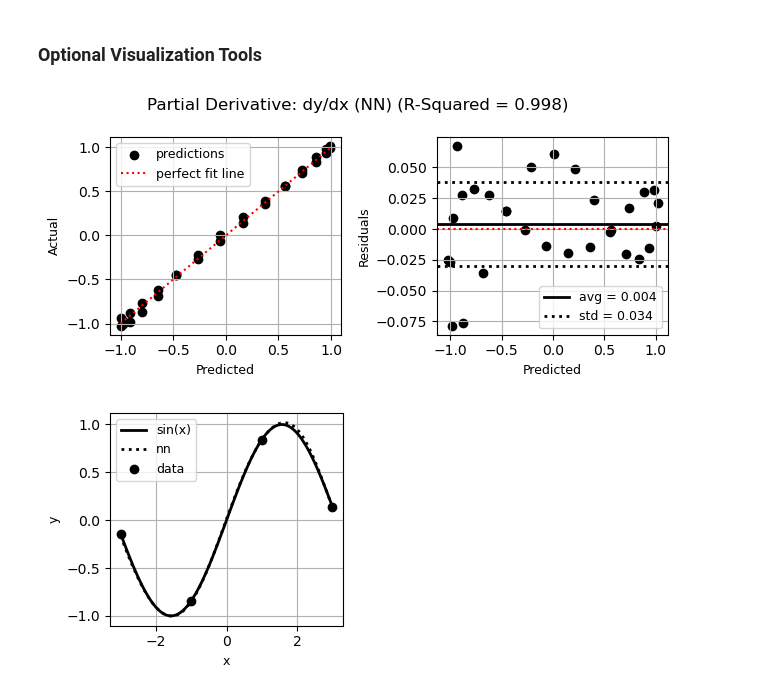
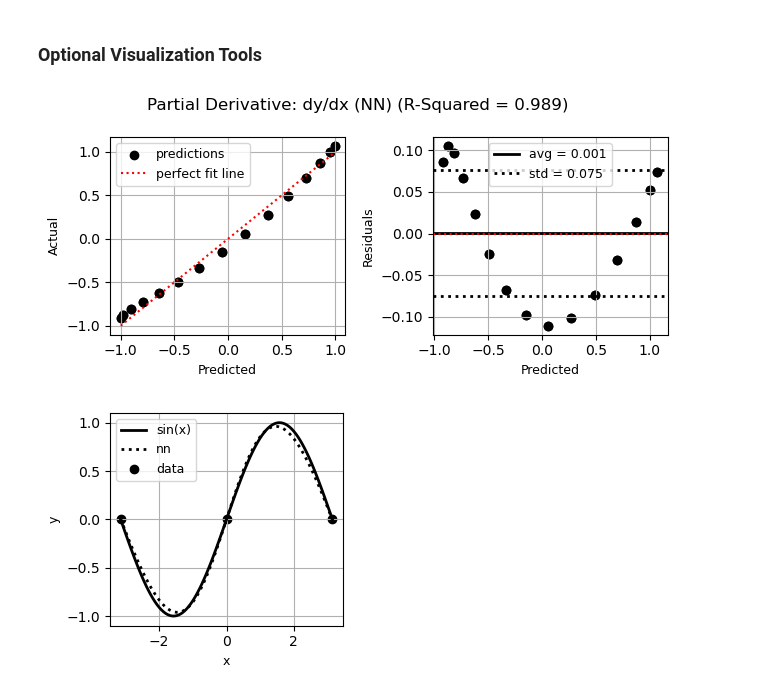
Before and after one commit to shb84/JENN, a Jupyter notebook: docs/examples/quickstart.ipynb, the cells around one changed output. Cells and saved outputs as stored; diff of their text form; code cells hidden in the pictures.

```diff
--- a/docs/examples/quickstart.ipynb
+++ b/docs/examples/quickstart.ipynb
@@ -11,24 +11,28 @@ f = lambda x: np.sin(x)
 f_prime = lambda x: np.cos(x).reshape((1, 1, -1))  # note: jacobian adds a dimension
 
 # Sampling plan (number of examples)
-m_train = 4
+m_train = 3
 m_test = 30
 
+# Domain
+lb = -np.pi
+ub = np.pi
+
 # Generate training data
-x_train = np.linspace(-np.pi , np.pi, m_train).reshape((1, -1))
+x_train = np.linspace(lb, ub, m_train).reshape((1, -1))
 y_train = f(x_train)
 dydx_train = f_prime(x_train)
 
 # Generate test data
-x_test = np.linspace(-np.pi , np.pi, m_test).reshape((1, -1))
+x_test = np.linspace(lb, ub, m_test).reshape((1, -1))
 y_test = f(x_test)
 dydx_test = f_prime(x_test)
 
 # Fit model
 nn = jenn.model.NeuralNet(
-    layer_sizes=[x_train.shape[0], 3, 3, y_train.shape[0]],  # note: user defines hidden layer architecture
+    layer_sizes=[x_train.shape[0], 12, y_train.shape[0]],  # note: user defines hidden layer architecture
     ).fit(
-        x_train, y_train, dydx_train, is_normalize=True  # see docstr for full list of hyperparameters
+        x_train, y_train, dydx_train  # see docstr for full list of hyperparameters
     )
 
 # Predict response only
@@ -41,8 +45,8 @@ dydx_pred = nn.predict_partials(x_train)
 y_pred, dydx_pred = nn.evaluate(x_test)
 
 # Check how well modell generalizes
-assert jenn.utils.metrics.r_square(y_pred, y_test) > 0.99
-assert jenn.utils.metrics.r_square(dydx_pred, dydx_test) > 0.99
+assert jenn.utils.metrics.r_square(y_pred, y_test) > 0.98, (y_pred - y_test)
+assert jenn.utils.metrics.r_square(dydx_pred, dydx_test) > 0.98
 
 # Save model for later re-use
 nn.save('parameters.json')
@@ -60,12 +64,12 @@ assert np.allclose(dydx_reloaded, dydx_pred)
 # %%
 # Example: show goodness of fit of the partials
 jenn.utils.plot.goodness_of_fit(
     y_true=dydx_test[0],
     y_pred=nn.predict_partials(x_test)[0],
-    title="Partial Derivative: dy/dx (NN)"
+    title="Partial Derivative: dy/dx (NN)",
 )
 # %% [output]
-[figure, old version]
+[figure, new version]
 # %%
 # Example: visualize local sensitivities
 jenn.utils.plot.sensitivity_profiles(
@@ -81,4 +85,4 @@ jenn.utils.plot.sensitivity_profiles(
     show_cursor=False
 )
 # %% [output]
-[figure, old version]
+[figure, new version]
```
Also changed, not shown: parts of 1 cell of this notebook, 5 other files.
